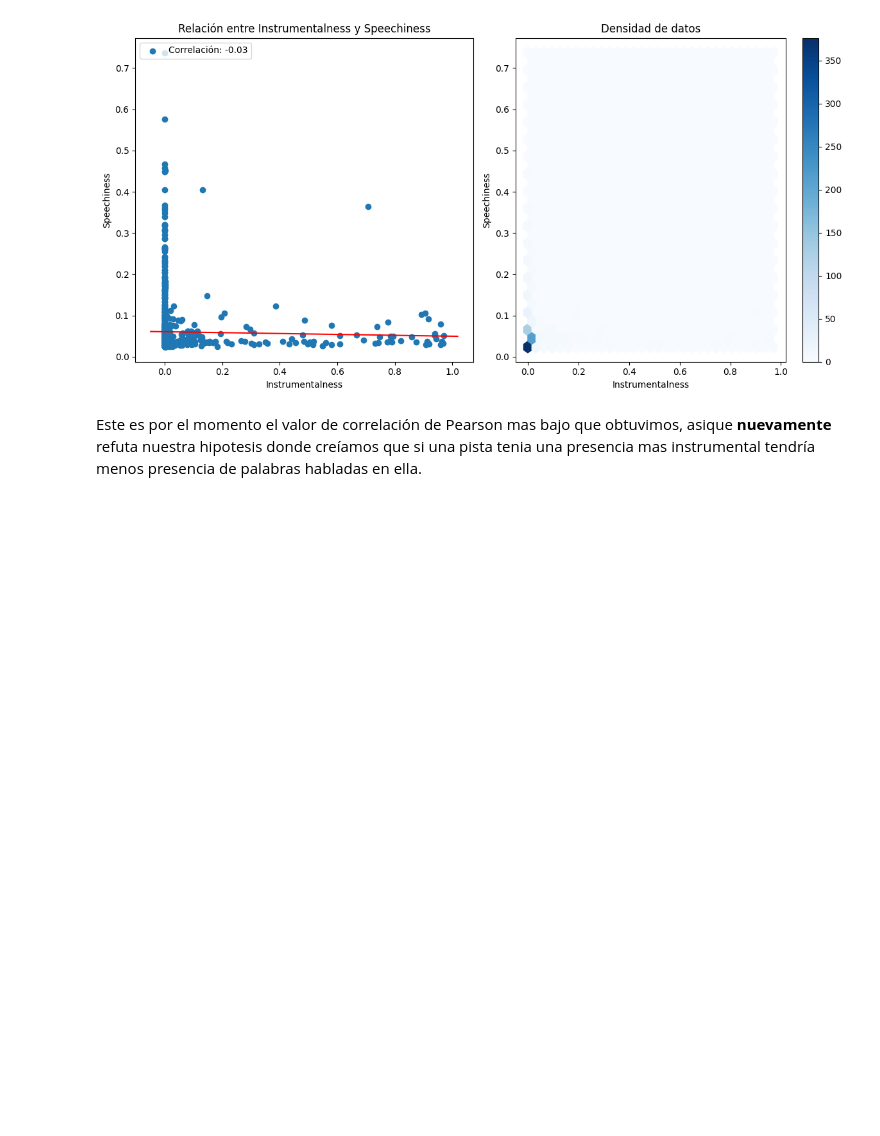
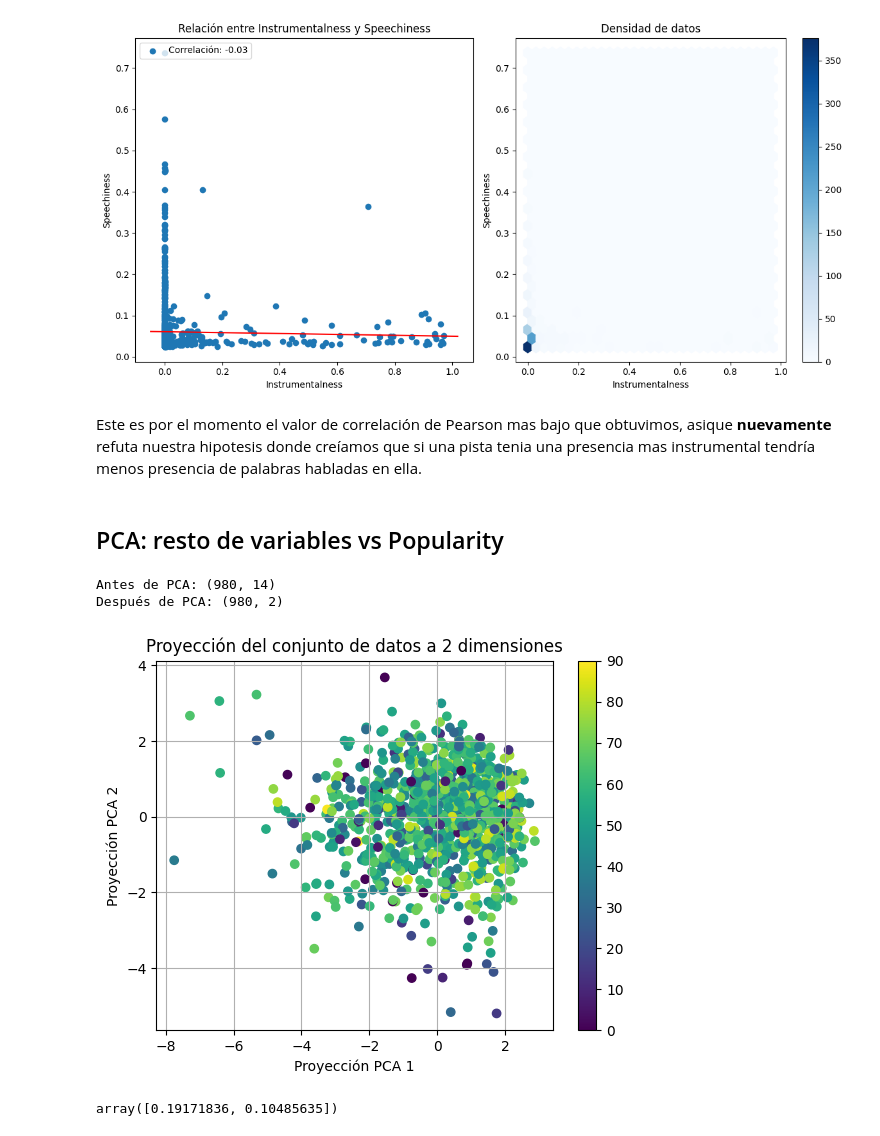
Before and after one commit to nachoperna/Fundamentos-de-la-Ciencia-de-Datos, a Jupyter notebook: TPE/tpe.ipynb, the cells around one changed output. Saved outputs shown, nothing was run; the diff lists cells and outputs as text; code cells hidden in the pictures; blank space fills up the shorter version.

Commit message:
completado de analisis grafico radial y prueba de pca tsne umap con popularity como 3er dimension

```diff
--- a/TPE/tpe.ipynb
+++ b/TPE/tpe.ipynb
@@ -1200,3 +1206,43 @@ plt.show()
 [figure]
 # %% [markdown]
 Este es por el momento el valor de correlación de Pearson mas bajo que obtuvimos, asique **nuevamente** refuta nuestra hipotesis donde creíamos que si una pista tenia una presencia mas instrumental tendría menos presencia de palabras habladas en ella.
+# %% [markdown]
+## PCA: resto de variables vs Popularity
+# %%
+from sklearn.decomposition import PCA
+
+copia = covers_sin_track_artist.copy()
+covers_sin_popularity = copia.drop(['Popularity'], axis=1)
+
+pca = PCA(n_components=2, whiten=False)
+
+principales = pca.fit_transform(covers_sin_popularity)
+
+print('Antes de PCA: {}'.format(covers_sin_popularity.shape))
+print('Después de PCA: {}'.format(principales.shape))
+# %% [output]
+Antes de PCA: (980, 14)
+Después de PCA: (980, 2)
+# %%
+from sklearn.preprocessing import StandardScaler
+
+# estandarizamos X
+scaler = StandardScaler()
+covers_sin_popularity_estandarizado = scaler.fit_transform(covers_sin_popularity)
+
+pca = PCA(n_components=2)
+covers_sin_popularity_pca = pca.fit_transform(covers_sin_popularity_estandarizado)
+# graficamos los datos
+plt.scatter(covers_sin_popularity_pca[:,0], covers_sin_popularity_pca[:,1], c=covers_sin_track_artist["Popularity"], cmap='viridis')
+plt.grid(True)
+plt.xlabel('Proyección PCA 1')
+plt.ylabel('Proyección PCA 2')
+plt.title('Proyección del conjunto de datos a 2 dimensiones')
+plt.colorbar()
+plt.show()
+# %% [output]
+[figure, added]
+# %%
+pca.explained_variance_ratio_
+# %% [output]
+array([0.19171836, 0.10485635])
```
Also changed, not shown: parts of 15 cells of this notebook.
